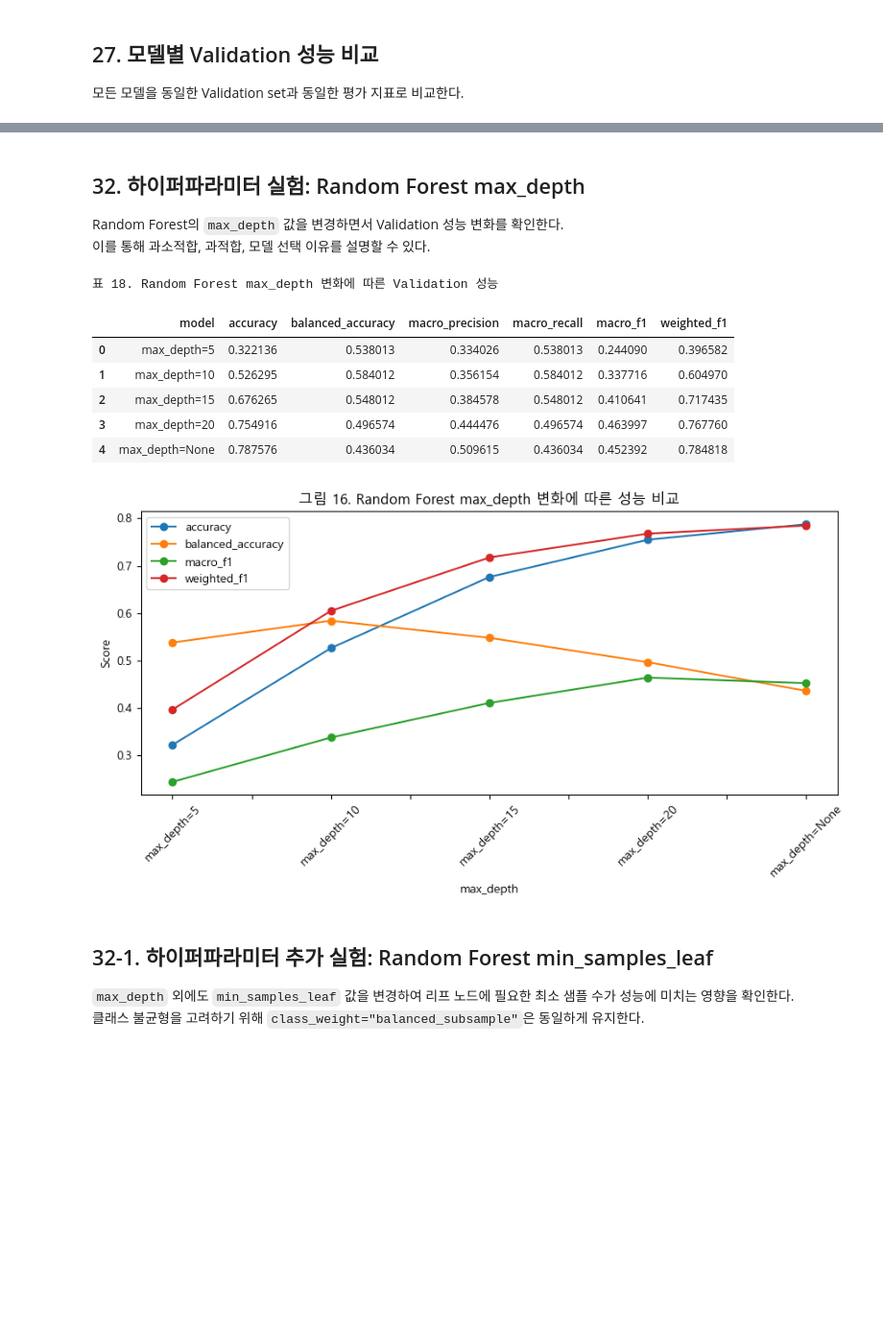
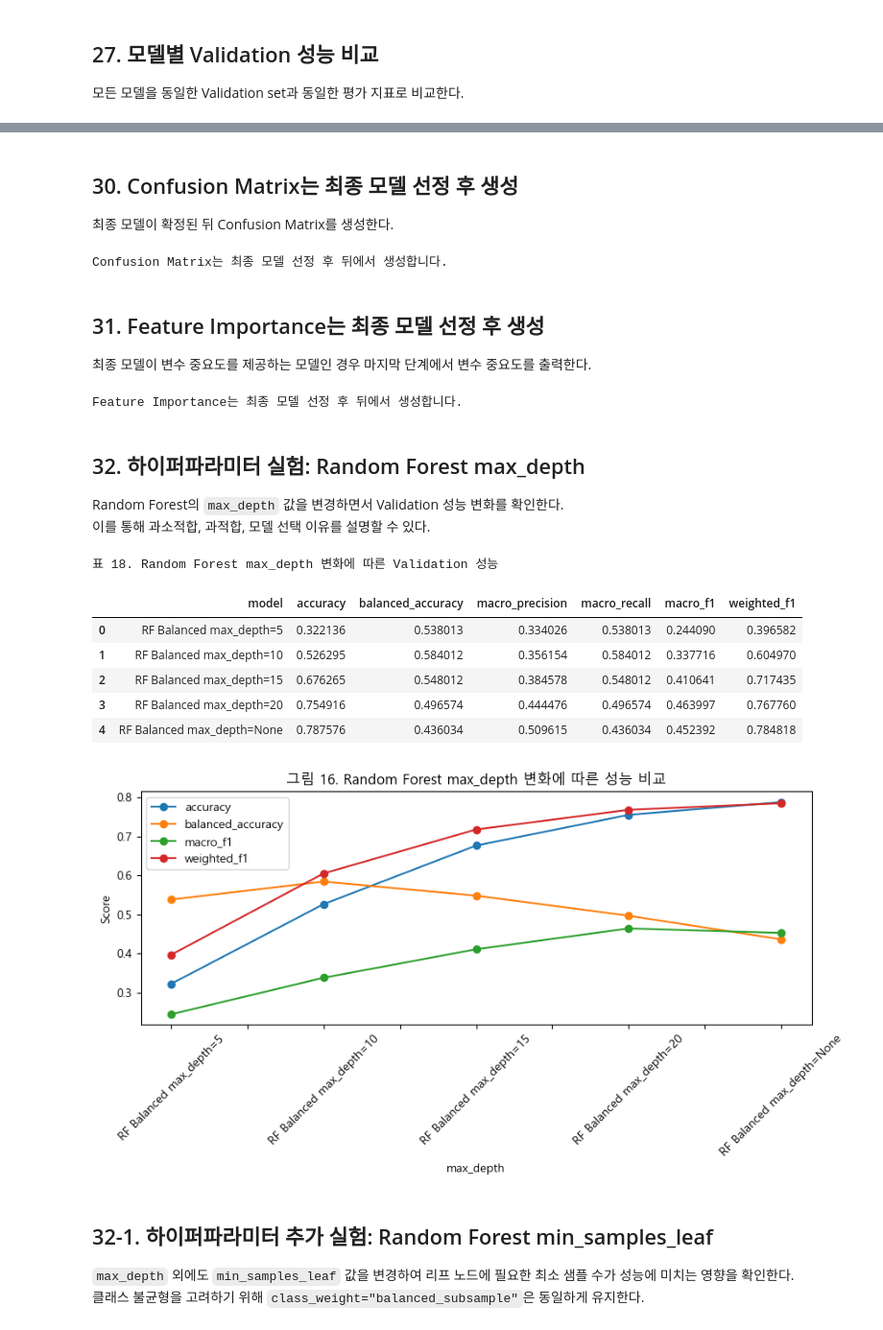
Before and after one commit to 2026-1st/Team-4, a Jupyter notebook: Team4_US_Accidents_Final_Project_revised.ipynb, the cells around one changed output, grey strips where cells are left out. Shown at 96% size. Drawn from its saved outputs; the diff is of its cells as text; code cells hidden in the pictures; blank space fills up the shorter version.

```diff
--- a/Team4_US_Accidents_Final_Project_revised.ipynb
+++ b/Team4_US_Accidents_Final_Project_revised.ipynb
@@ -106,7 +106,7 @@ No module named 'google.colab'
 # Colab 사용 예시: file_path = "/content/drive/MyDrive/US_Accidents_March23.csv"
 # 로컬 실행 예시: file_path = "data/US_Accidents_March23.csv"
 # 본인 환경에 맞게 아래 경로만 수정하면 된다.
-file_path = "data/US_Accidents_March23.csv"
+file_path = "C:/Users/USER/Desktop/기계학습 프로젝트/US_Accidents_March23.csv"
 
 # 원본 CSV는 용량이 크므로 GitHub에는 업로드하지 않는다.
 dataset_info = {
@@ -975,0 +1042,22 @@ display(pd.DataFrame([hgb_result]))
+# %%
+from sklearn.utils.class_weight import compute_sample_weight
+
+sample_weight_balanced = compute_sample_weight(
+    class_weight="balanced",
+    y=train_target
+)
+
+hgb_weighted = HistGradientBoostingClassifier(
+    max_iter=100,
+    learning_rate=0.1,
+    max_leaf_nodes=31,
+    random_state=RANDOM_STATE
+)
+
+hgb_weighted.fit(train_scaled, train_target, sample_weight=sample_weight_balanced)
+hgb_weighted_pred = hgb_weighted.predict(val_scaled)
+hgb_weighted_result = get_scores("HistGradientBoosting Weighted", val_target, hgb_weighted_pred)
+register_model("HistGradientBoosting Weighted", hgb_weighted, hgb_weighted_pred, hgb_weighted_result)
+
+print("표 14-1. HistGradientBoosting Weighted Validation 결과")
+display(pd.DataFrame([hgb_weighted_result]))
@@ -1139,3 +1202,19 @@ else:
+# %% [markdown]
+## 30. Confusion Matrix는 최종 모델 선정 후 생성
+
+최종 모델이 확정된 뒤 Confusion Matrix를 생성한다.
+# %%
+print("Confusion Matrix는 최종 모델 선정 후 뒤에서 생성합니다.")
+# %% [output]
+Confusion Matrix는 최종 모델 선정 후 뒤에서 생성합니다.
+# %% [markdown]
+## 31. Feature Importance는 최종 모델 선정 후 생성
+
+최종 모델이 변수 중요도를 제공하는 모델인 경우 마지막 단계에서 변수 중요도를 출력한다.
+# %%
+print("Feature Importance는 최종 모델 선정 후 뒤에서 생성합니다.")
+# %% [output]
+Feature Importance는 최종 모델 선정 후 뒤에서 생성합니다.
 # %% [markdown]
 ## 32. 하이퍼파라미터 실험: Random Forest max_depth
 
@@ -1155,40 +1234,45 @@ for depth in [5, 10, 15, 20, None]:
     )
 
     depth_model.fit(train_scaled, train_target)
     depth_pred = depth_model.predict(val_scaled)
 
     depth_name = "None" if depth is None else str(depth)
-    depth_results.append(get_scores("max_depth=" + depth_name, val_target, depth_pred))
+    model_name = "RF Balanced max_depth=" + depth_name
+    depth_score = get_scores(model_name, val_target, depth_pred)
+    depth_results.append(depth_score)
+
+    # 하이퍼파라미터 실험 모델도 최종 후보에 포함한다.
+    register_model(model_name, depth_model, depth_pred, depth_score)
 
 depth_df = pd.DataFrame(depth_results)
 
 print("표 18. Random Forest max_depth 변화에 따른 Validation 성능")
 display(depth_df)
 
 depth_df.to_csv("outputs/rf_depth_results.csv", index=False)
 
 depth_df.plot(
     x="model",
     y=["accuracy", "balanced_accuracy", "macro_f1", "weighted_f1"],
     marker="o",
     figsize=(9, 5)
 )
 plt.title("그림 16. Random Forest max_depth 변화에 따른 성능 비교")
 plt.xlabel("max_depth")
 plt.ylabel("Score")
 plt.xticks(rotation=45)
 plt.tight_layout()
 plt.savefig("figures/fig16_rf_depth_comparison.png", dpi=200)
 plt.show()
 # %% [output]
 표 18. Random Forest max_depth 변화에 따른 Validation 성능
 |  | model | accuracy | balanced_accuracy | macro_precision | macro_recall | macro_f1 | weighted_f1 |
-| 0 | max_depth=5 | 0.322136 | 0.538013 | 0.334026 | 0.538013 | 0.244090 | 0.396582 |
-| 1 | max_depth=10 | 0.526295 | 0.584012 | 0.356154 | 0.584012 | 0.337716 | 0.604970 |
-| 2 | max_depth=15 | 0.676265 | 0.548012 | 0.384578 | 0.548012 | 0.410641 | 0.717435 |
-| 3 | max_depth=20 | 0.754916 | 0.496574 | 0.444476 | 0.496574 | 0.463997 | 0.767760 |
-| 4 | max_depth=None | 0.787576 | 0.436034 | 0.509615 | 0.436034 | 0.452392 | 0.784818 |
+| 0 | RF Balanced max_depth=5 | 0.322136 | 0.538013 | 0.334026 | 0.538013 | 0.244090 | 0.396582 |
+| 1 | RF Balanced max_depth=10 | 0.526295 | 0.584012 | 0.356154 | 0.584012 | 0.337716 | 0.604970 |
+| 2 | RF Balanced max_depth=15 | 0.676265 | 0.548012 | 0.384578 | 0.548012 | 0.410641 | 0.717435 |
+| 3 | RF Balanced max_depth=20 | 0.754916 | 0.496574 | 0.444476 | 0.496574 | 0.463997 | 0.767760 |
+| 4 | RF Balanced max_depth=None | 0.787576 | 0.436034 | 0.509615 | 0.436034 | 0.452392 | 0.784818 |
-[figure, old version]
+[figure, new version]
 # %% [markdown]
 ## 32-1. 하이퍼파라미터 추가 실험: Random Forest min_samples_leaf
 
```
Also changed, not shown: parts of 30 cells of this notebook, 13 other files.
